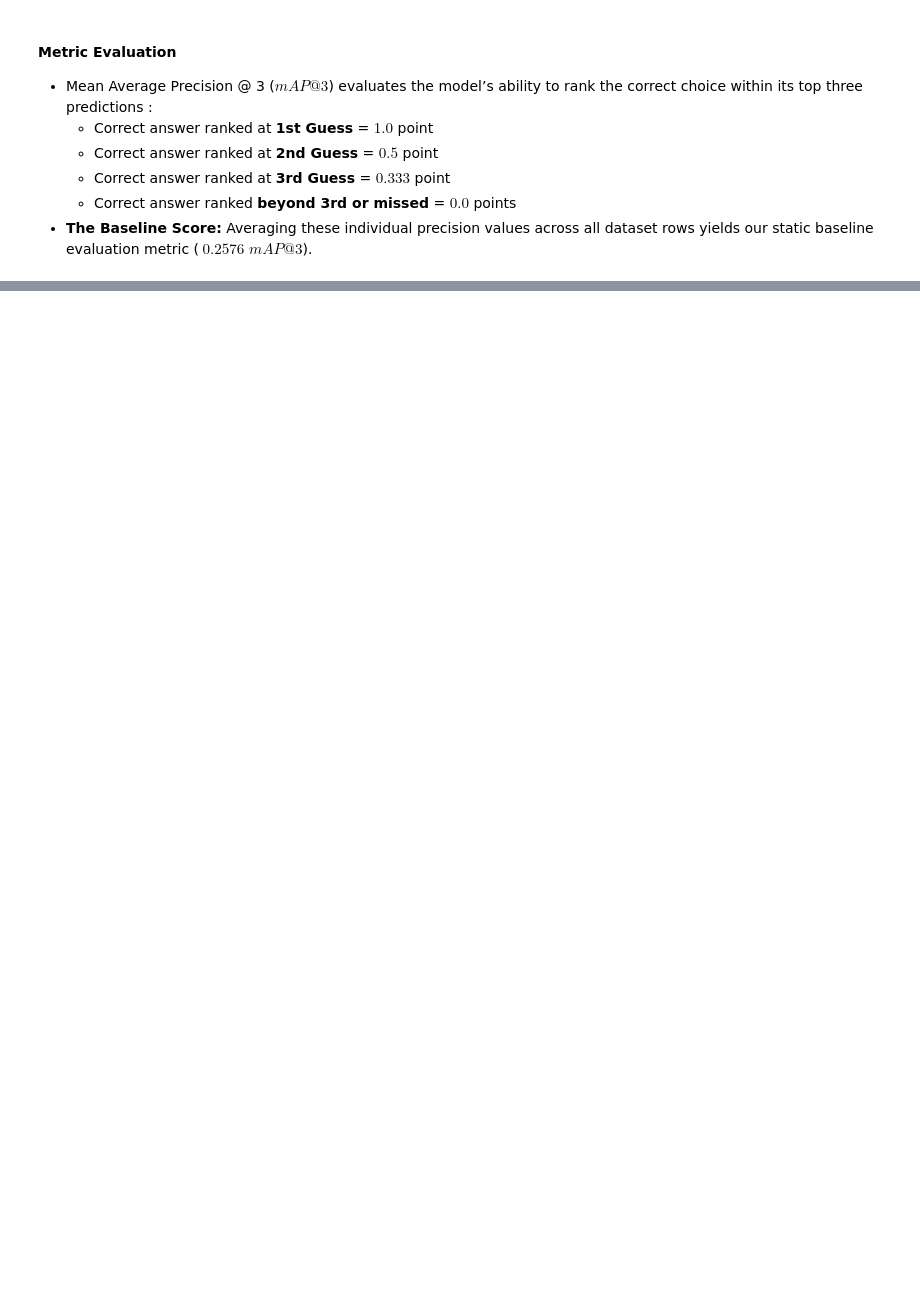
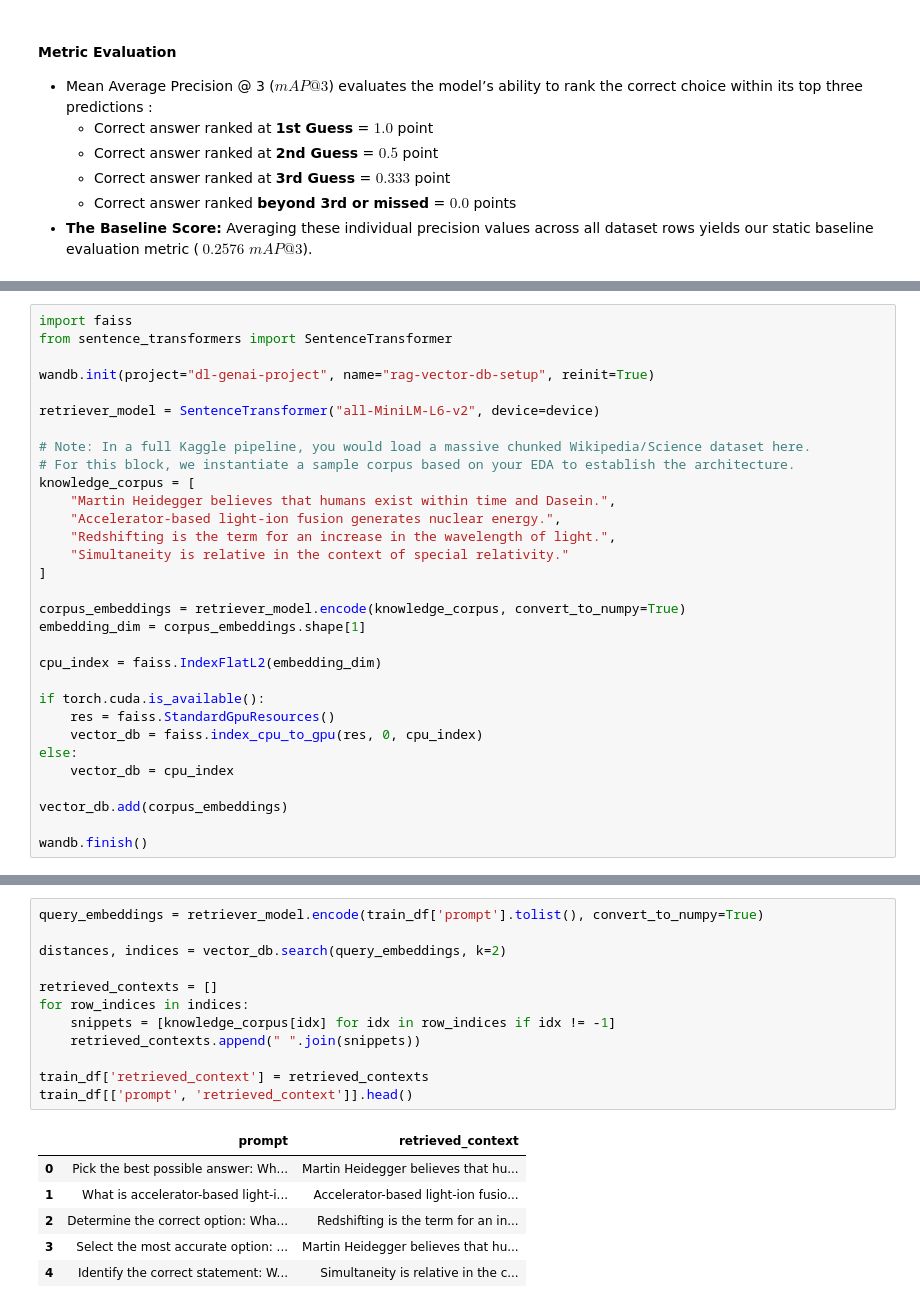
Before and after one commit to udayprattap/dl-genai-project-26-t2, a Jupyter notebook: kaggle_notebook.ipynb, the cells around one changed output, grey strips where cells are left out. Cells and saved outputs as stored; diff of their text form; blank space fills up the shorter version.

```diff
--- a/kaggle_notebook.ipynb
+++ b/kaggle_notebook.ipynb
@@ -274,0 +405,31 @@ wandb: Find logs at: ./wandb/run-20260630_174842-kuu33hze/logs
+# %%
+import faiss
+from sentence_transformers import SentenceTransformer
+
+wandb.init(project="dl-genai-project", name="rag-vector-db-setup", reinit=True)
+
+retriever_model = SentenceTransformer("all-MiniLM-L6-v2", device=device)
+
+# Note: In a full Kaggle pipeline, you would load a massive chunked Wikipedia/Science dataset here.
+# For this block, we instantiate a sample corpus based on your EDA to establish the architecture.
+knowledge_corpus = [
+    "Martin Heidegger believes that humans exist within time and Dasein.",
+    "Accelerator-based light-ion fusion generates nuclear energy.",
+    "Redshifting is the term for an increase in the wavelength of light.",
+    "Simultaneity is relative in the context of special relativity."
+]
+
+corpus_embeddings = retriever_model.encode(knowledge_corpus, convert_to_numpy=True)
+embedding_dim = corpus_embeddings.shape[1]
+
+cpu_index = faiss.IndexFlatL2(embedding_dim)
+
+if torch.cuda.is_available():
+    res = faiss.StandardGpuResources()
+    vector_db = faiss.index_cpu_to_gpu(res, 0, cpu_index)
+else:
+    vector_db = cpu_index
+
+vector_db.add(corpus_embeddings)
+
+wandb.finish()
@@ -274,0 +475,19 @@ wandb: Find logs at: ./wandb/run-20260630_174842-kuu33hze/logs
+# %%
+query_embeddings = retriever_model.encode(train_df['prompt'].tolist(), convert_to_numpy=True)
+
+distances, indices = vector_db.search(query_embeddings, k=2)
+
+retrieved_contexts = []
+for row_indices in indices:
+    snippets = [knowledge_corpus[idx] for idx in row_indices if idx != -1]
+    retrieved_contexts.append(" ".join(snippets))
+
+train_df['retrieved_context'] = retrieved_contexts
+train_df[['prompt', 'retrieved_context']].head()
+# %% [output]
+|  | prompt | retrieved_context |
+| 0 | Pick the best possible answer: Wh... | Martin Heidegger believes that hu... |
+| 1 | What is accelerator-based light-i... | Accelerator-based light-ion fusio... |
+| 2 | Determine the correct option: Wha... | Redshifting is the term for an in... |
+| 3 | Select the most accurate option: ... | Martin Heidegger believes that hu... |
+| 4 | Identify the correct statement: W... | Simultaneity is relative in the c... |
```
Also changed, not shown: parts of 17 cells of this notebook.
